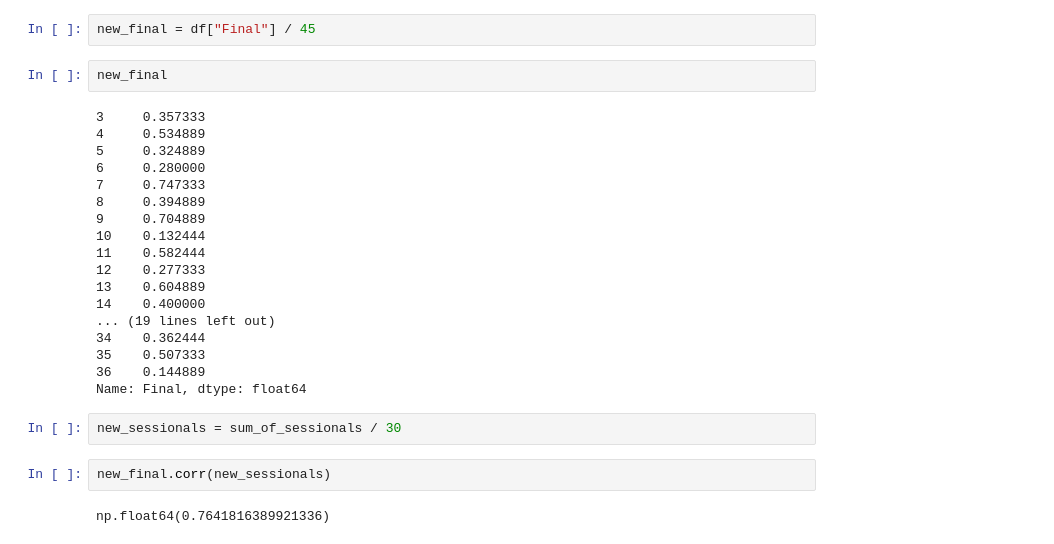
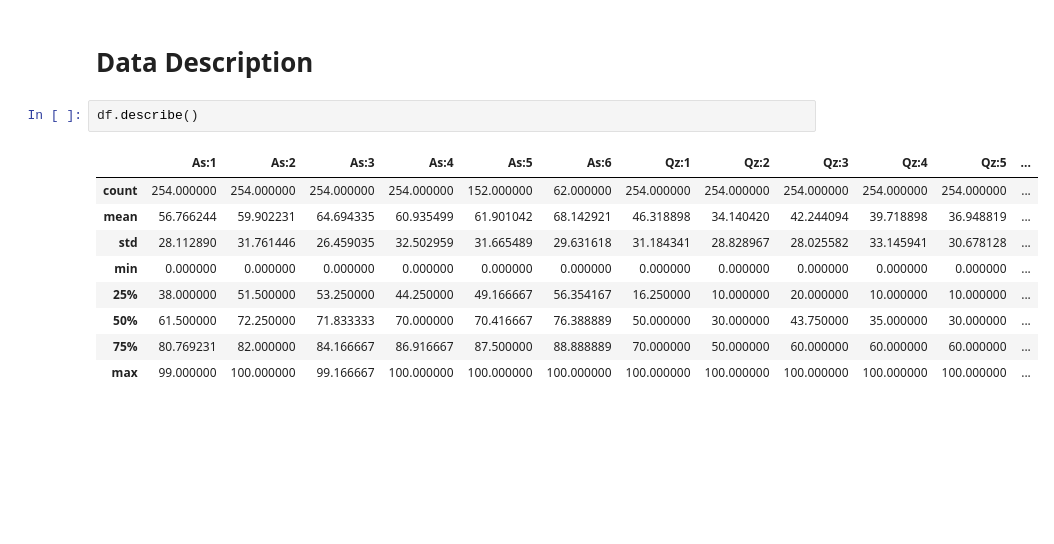
Before and after one commit to rizwanmustafa/sem5-ds-project-1, a Jupyter notebook: main.ipynb, the cells around one changed output. Drawn from its saved outputs; the diff is of its cells as text; blank space fills up the shorter version.

```diff
--- a/main.ipynb
+++ b/main.ipynb
@@ -72,28 +37,14 @@ np.float64(0.7093107821254107)
-# %%
-new_final = df["Final"] / 45
-# %%
-new_final
-# %% [output]
-3     0.357333
-4     0.534889
-5     0.324889
-6     0.280000
-7     0.747333
-8     0.394889
-9     0.704889
-10    0.132444
-11    0.582444
-12    0.277333
-13    0.604889
-14    0.400000
-... (19 lines left out)
-34    0.362444
-35    0.507333
-36    0.144889
-Name: Final, dtype: float64
-# %%
-new_sessionals = sum_of_sessionals / 30
-# %%
-new_final.corr(new_sessionals)
-# %% [output]
-np.float64(0.7641816389921336)
+# %% [markdown]
+# Data Description
+# %%
+df.describe()
+# %% [output]
+|  | As:1 | As:2 | As:3 | As:4 | As:5 | As:6 | Qz:1 | Qz:2 | Qz:3 | Qz:4 | Qz:5 | ... |
+| count | 254.000000 | 254.000000 | 254.000000 | 254.000000 | 152.000000 | 62.000000 | 254.000000 | 254.000000 | 254.000000 | 254.000000 | 254.000000 | ... |
+| mean | 56.766244 | 59.902231 | 64.694335 | 60.935499 | 61.901042 | 68.142921 | 46.318898 | 34.140420 | 42.244094 | 39.718898 | 36.948819 | ... |
+| std | 28.112890 | 31.761446 | 26.459035 | 32.502959 | 31.665489 | 29.631618 | 31.184341 | 28.828967 | 28.025582 | 33.145941 | 30.678128 | ... |
+| min | 0.000000 | 0.000000 | 0.000000 | 0.000000 | 0.000000 | 0.000000 | 0.000000 | 0.000000 | 0.000000 | 0.000000 | 0.000000 | ... |
+| 25% | 38.000000 | 51.500000 | 53.250000 | 44.250000 | 49.166667 | 56.354167 | 16.250000 | 10.000000 | 20.000000 | 10.000000 | 10.000000 | ... |
+| 50% | 61.500000 | 72.250000 | 71.833333 | 70.000000 | 70.416667 | 76.388889 | 50.000000 | 30.000000 | 43.750000 | 35.000000 | 30.000000 | ... |
+| 75% | 80.769231 | 82.000000 | 84.166667 | 86.916667 | 87.500000 | 88.888889 | 70.000000 | 50.000000 | 60.000000 | 60.000000 | 60.000000 | ... |
+| max | 99.000000 | 100.000000 | 99.166667 | 100.000000 | 100.000000 | 100.000000 | 100.000000 | 100.000000 | 100.000000 | 100.000000 | 100.000000 | ... |
```
Also changed, not shown: parts of 25 cells of this notebook, 1 other file.
